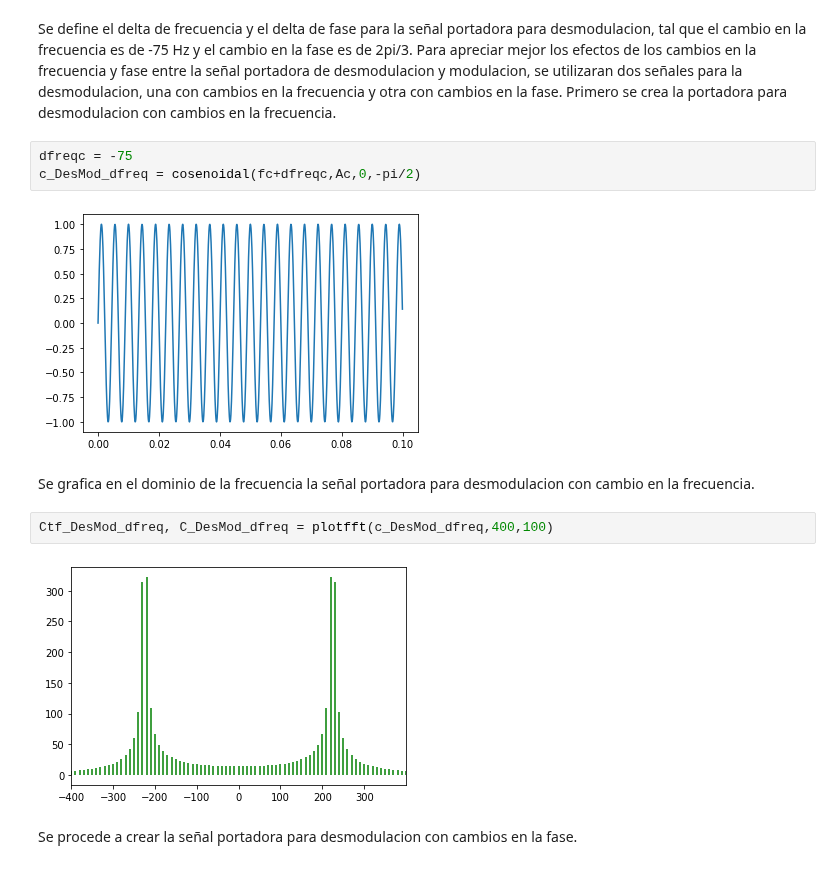
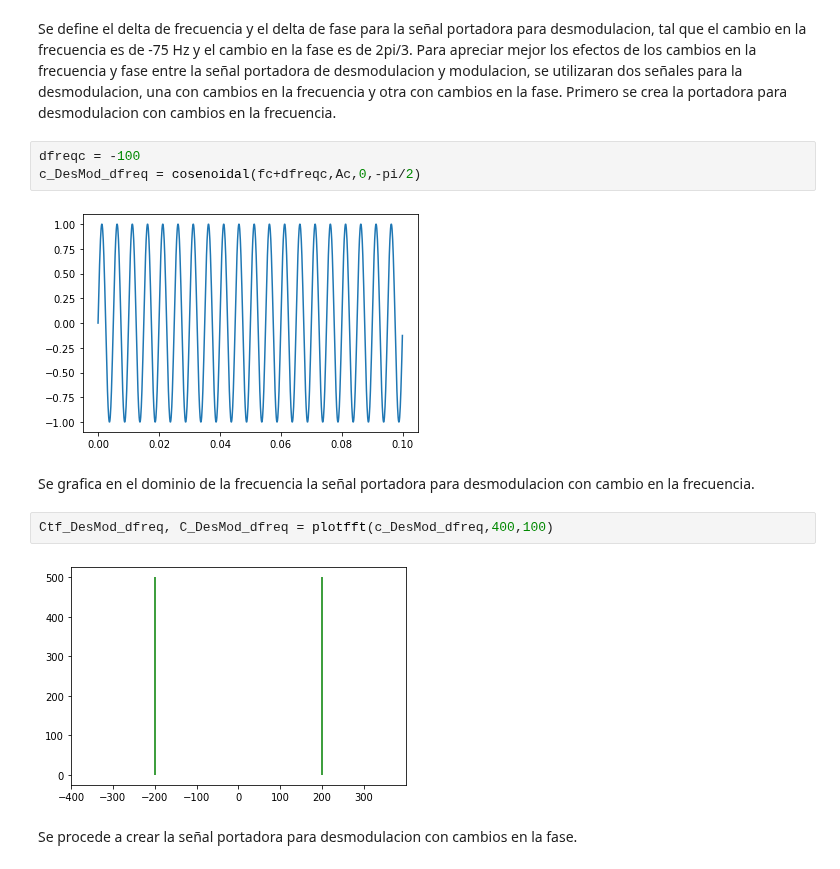
Before and after one commit to ChristopherMoralesA/Lab-Tarea-2, a Jupyter notebook: Notebook_Lab-Proyecto_2.ipynb, the cells around one changed output. Drawn from its saved outputs; the diff is of its cells as text.

```diff
--- a/Notebook_Lab-Proyecto_2.ipynb
+++ b/Notebook_Lab-Proyecto_2.ipynb
@@ -160,16 +160,16 @@ Ctf_Mod, C_Mod = plotfft(c_Mod,400,100)
 # %% [markdown]
 Se define el delta de frecuencia y el delta de fase para la señal portadora para desmodulacion, tal que el cambio en la frecuencia es de -75 Hz y el cambio en la fase es de 2pi/3. Para apreciar mejor los efectos de los cambios en la frecuencia y fase entre la señal portadora de desmodulacion y modulacion, se utilizaran dos señales para la desmodulacion, una con cambios en la frecuencia y otra con cambios en la fase. Primero se crea la portadora para desmodulacion con cambios en la frecuencia.
 # %%
-dfreqc = -75
+dfreqc = -100
 c_DesMod_dfreq = cosenoidal(fc+dfreqc,Ac,0,-pi/2)
 # %% [output]
-[figure, old version]
+[figure, new version]
 # %% [markdown]
 Se grafica en el dominio de la frecuencia la señal portadora para desmodulacion con cambio en la frecuencia.
 # %%
 Ctf_DesMod_dfreq, C_DesMod_dfreq = plotfft(c_DesMod_dfreq,400,100)
 # %% [output]
-[figure, old version]
+[figure, new version]
 # %% [markdown]
 Se procede a crear la señal portadora para desmodulacion con cambios en la fase.
 # %%
```
Also changed, not shown: parts of 3 cells of this notebook.
